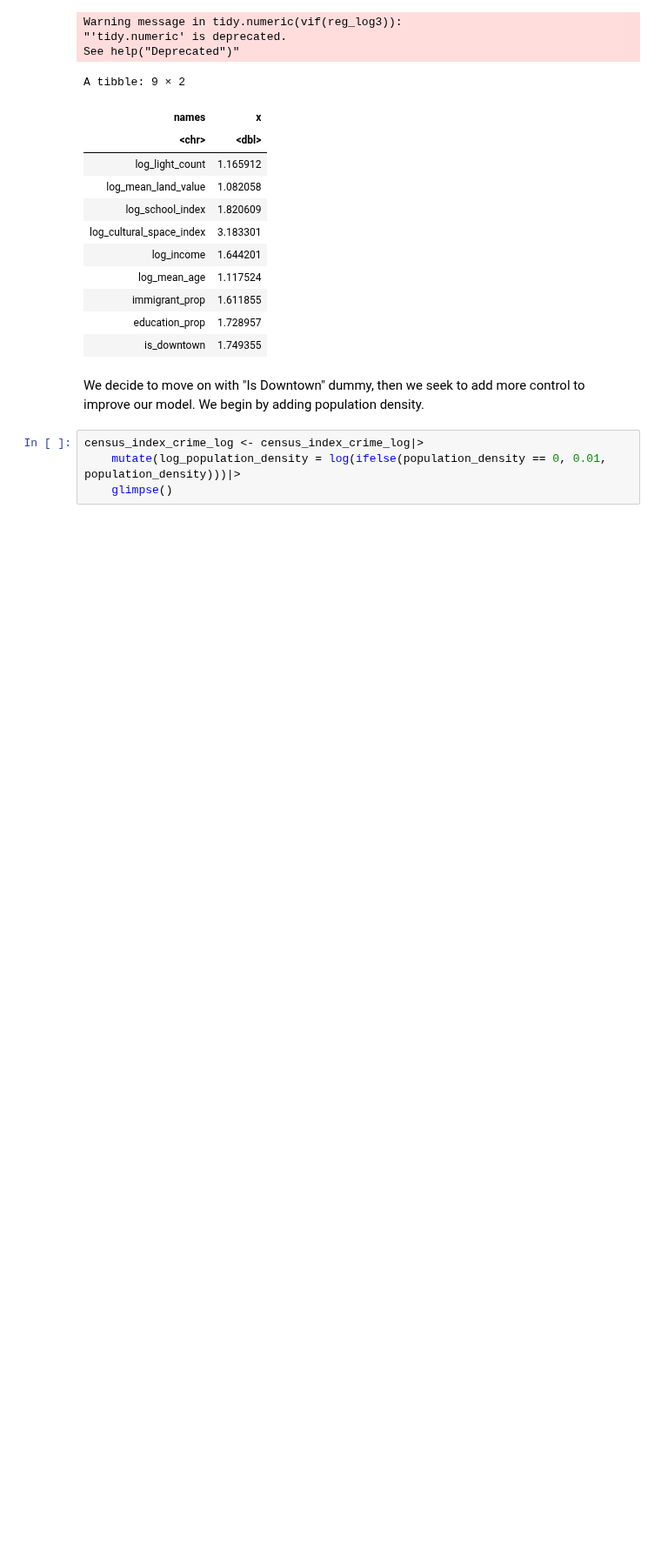
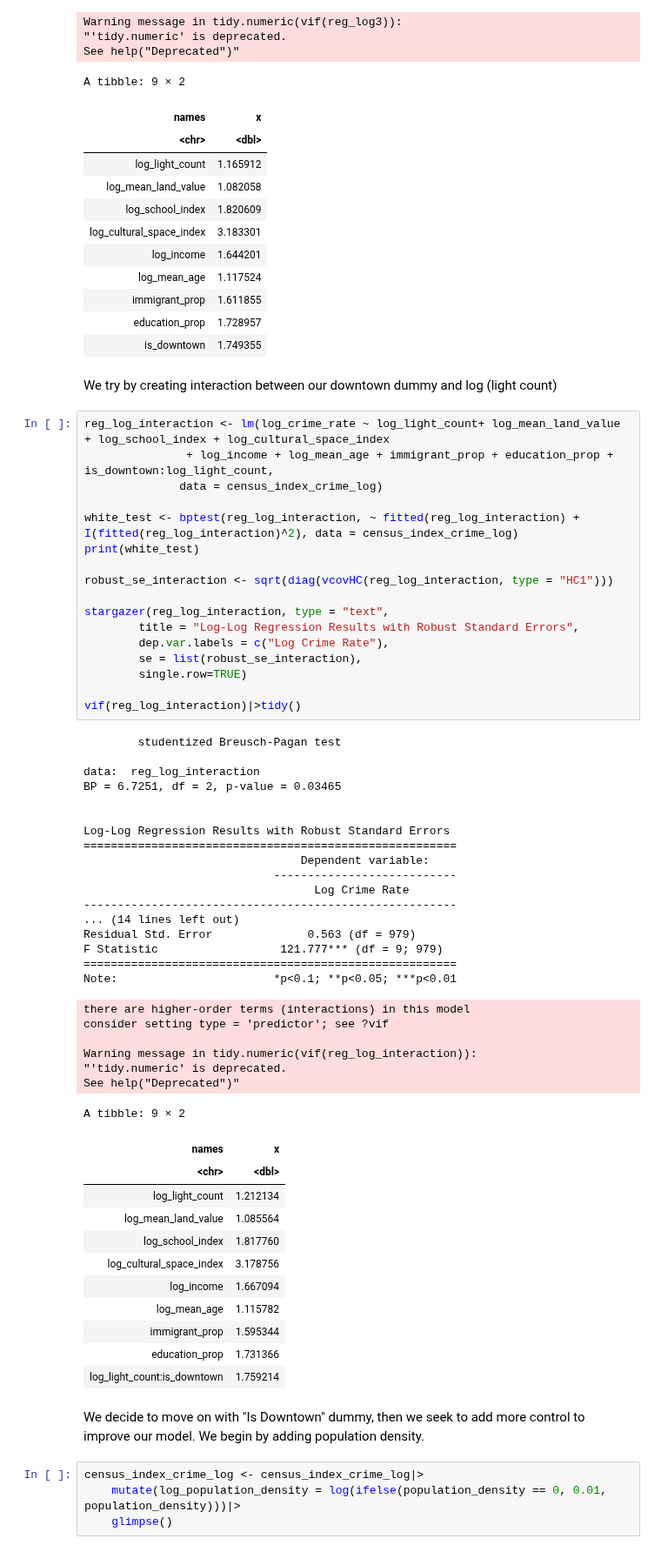
Before and after one commit to Irene-Berezin/econ326, a Jupyter notebook: project_workbook.ipynb, the cells around one changed output. Shown at 87% size. Saved outputs shown, nothing was run; the diff lists cells and outputs as text; blank space fills up the shorter version.

Commit message:
Added separate model on the interaction term

```diff
--- a/project_workbook.ipynb
+++ b/project_workbook.ipynb
@@ -718,6 +718,61 @@ A tibble: 9 × 2
 | immigrant_prop | 1.611855 |
 | education_prop | 1.728957 |
 | is_downtown | 1.749355 |
+# %% [markdown]
+We try by creating interaction between our downtown dummy and log (light count)
+# %%
+reg_log_interaction <- lm(log_crime_rate ~ log_light_count+ log_mean_land_value + log_school_index + log_cultural_space_index
+               + log_income + log_mean_age + immigrant_prop + education_prop + is_downtown:log_light_count,
+              data = census_index_crime_log)
+
+white_test <- bptest(reg_log_interaction, ~ fitted(reg_log_interaction) + I(fitted(reg_log_interaction)^2), data = census_index_crime_log)
+print(white_test)
+
+robust_se_interaction <- sqrt(diag(vcovHC(reg_log_interaction, type = "HC1")))
+
+stargazer(reg_log_interaction, type = "text",
+        title = "Log-Log Regression Results with Robust Standard Errors",
+        dep.var.labels = c("Log Crime Rate"),
+        se = list(robust_se_interaction),
+        single.row=TRUE)
+
+vif(reg_log_interaction)|>tidy()
+# %% [output]
+        studentized Breusch-Pagan test
+
+data:  reg_log_interaction
+BP = 6.7251, df = 2, p-value = 0.03465
+
+
+Log-Log Regression Results with Robust Standard Errors
+=======================================================
+                                Dependent variable:
+                            ---------------------------
+                                  Log Crime Rate
+-------------------------------------------------------
+... (14 lines left out)
+Residual Std. Error              0.563 (df = 979)
+F Statistic                  121.777*** (df = 9; 979)
+=======================================================
+Note:                       *p<0.1; **p<0.05; ***p<0.01
+there are higher-order terms (interactions) in this model
+consider setting type = 'predictor'; see ?vif
+
+Warning message in tidy.numeric(vif(reg_log_interaction)):
+"'tidy.numeric' is deprecated.
+See help("Deprecated")"
+A tibble: 9 × 2
+| names | x |
+| <chr> | <dbl> |
+| log_light_count | 1.212134 |
+| log_mean_land_value | 1.085564 |
+| log_school_index | 1.817760 |
+| log_cultural_space_index | 3.178756 |
+| log_income | 1.667094 |
+| log_mean_age | 1.115782 |
+| immigrant_prop | 1.595344 |
+| education_prop | 1.731366 |
+| log_light_count:is_downtown | 1.759214 |
 # %% [markdown]
 We decide to move on with "Is Downtown" dummy, then we seek to add more control to improve our model. We begin by adding population density.
 # %%
```
Also changed, not shown: parts of 4 cells of this notebook.
